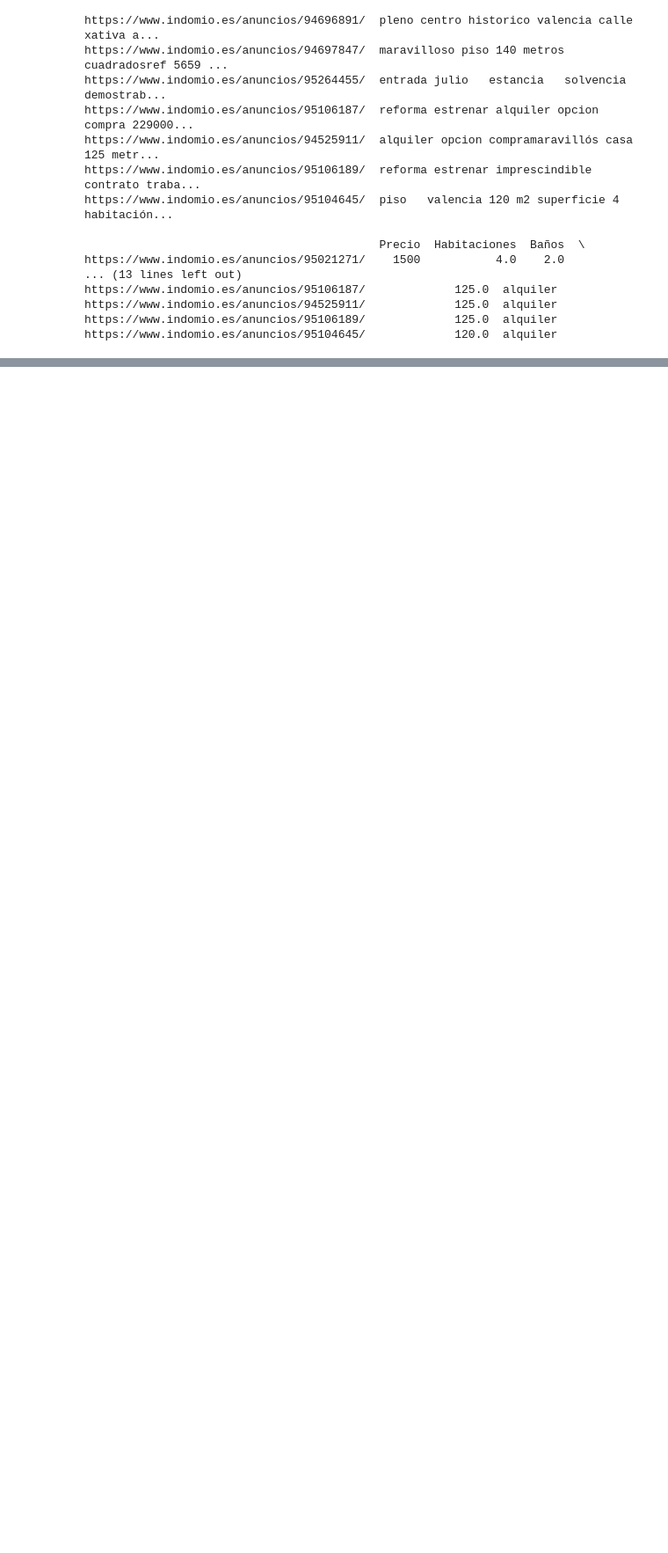
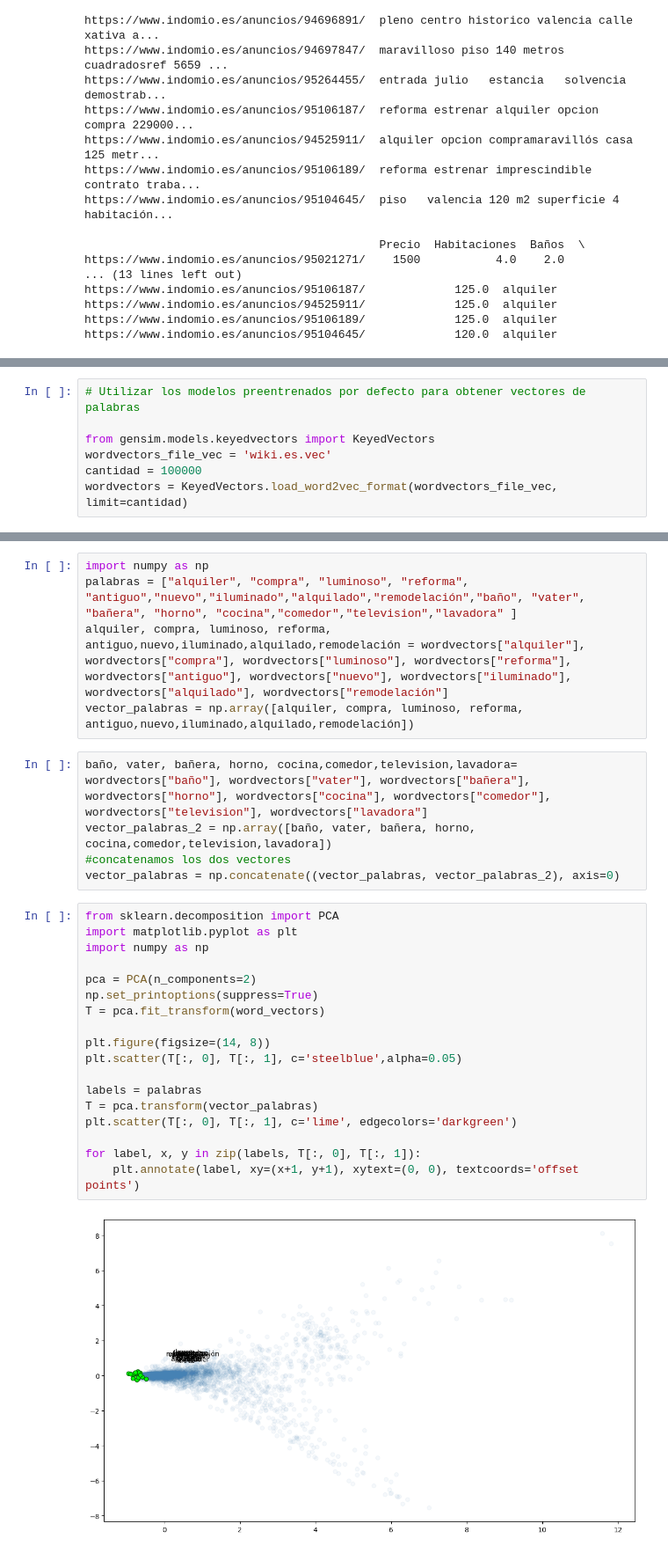
Before and after one commit to jobenmar/BuscaPiso-NLP, a Jupyter notebook: bow-tfidf.ipynb, the cells around one changed output, grey strips where cells are left out. Shown at 88% size. Drawn from its saved outputs; the diff is of its cells as text; blank space fills up the shorter version.

```diff
--- a/bow-tfidf.ipynb
+++ b/bow-tfidf.ipynb
@@ -355,0 +496,7 @@ https://www.indomio.es/anuncios/95104645/             120.0  alquiler
+# %%
+# Utilizar los modelos preentrenados por defecto para obtener vectores de palabras
+
+from gensim.models.keyedvectors import KeyedVectors
+wordvectors_file_vec = 'wiki.es.vec'
+cantidad = 100000
+wordvectors = KeyedVectors.load_word2vec_format(wordvectors_file_vec, limit=cantidad)
@@ -355,0 +530,30 @@ https://www.indomio.es/anuncios/95104645/             120.0  alquiler
+# %%
+import numpy as np
+palabras = ["alquiler", "compra", "luminoso", "reforma", "antiguo","nuevo","iluminado","alquilado","remodelación","baño", "vater", "bañera", "horno", "cocina","comedor","television","lavadora" ]
+alquiler, compra, luminoso, reforma, antiguo,nuevo,iluminado,alquilado,remodelación = wordvectors["alquiler"], wordvectors["compra"], wordvectors["luminoso"], wordvectors["reforma"], wordvectors["antiguo"], wordvectors["nuevo"], wordvectors["iluminado"], wordvectors["alquilado"], wordvectors["remodelación"]
+vector_palabras = np.array([alquiler, compra, luminoso, reforma, antiguo,nuevo,iluminado,alquilado,remodelación])
+# %%
+baño, vater, bañera, horno, cocina,comedor,television,lavadora= wordvectors["baño"], wordvectors["vater"], wordvectors["bañera"], wordvectors["horno"], wordvectors["cocina"], wordvectors["comedor"], wordvectors["television"], wordvectors["lavadora"]
+vector_palabras_2 = np.array([baño, vater, bañera, horno, cocina,comedor,television,lavadora])
+#concatenamos los dos vectores
+vector_palabras = np.concatenate((vector_palabras, vector_palabras_2), axis=0)
+# %%
+from sklearn.decomposition import PCA
+import matplotlib.pyplot as plt
+import numpy as np
+
+pca = PCA(n_components=2)
+np.set_printoptions(suppress=True)
+T = pca.fit_transform(word_vectors)
+
+plt.figure(figsize=(14, 8))
+plt.scatter(T[:, 0], T[:, 1], c='steelblue',alpha=0.05)
+
+labels = palabras
+T = pca.transform(vector_palabras)
+plt.scatter(T[:, 0], T[:, 1], c='lime', edgecolors='darkgreen')
+
+for label, x, y in zip(labels, T[:, 0], T[:, 1]):
+    plt.annotate(label, xy=(x+1, y+1), xytext=(0, 0), textcoords='offset points')
+# %% [output]
+[figure, added]
```
Also changed, not shown: parts of 31 cells of this notebook, 1 other file.
